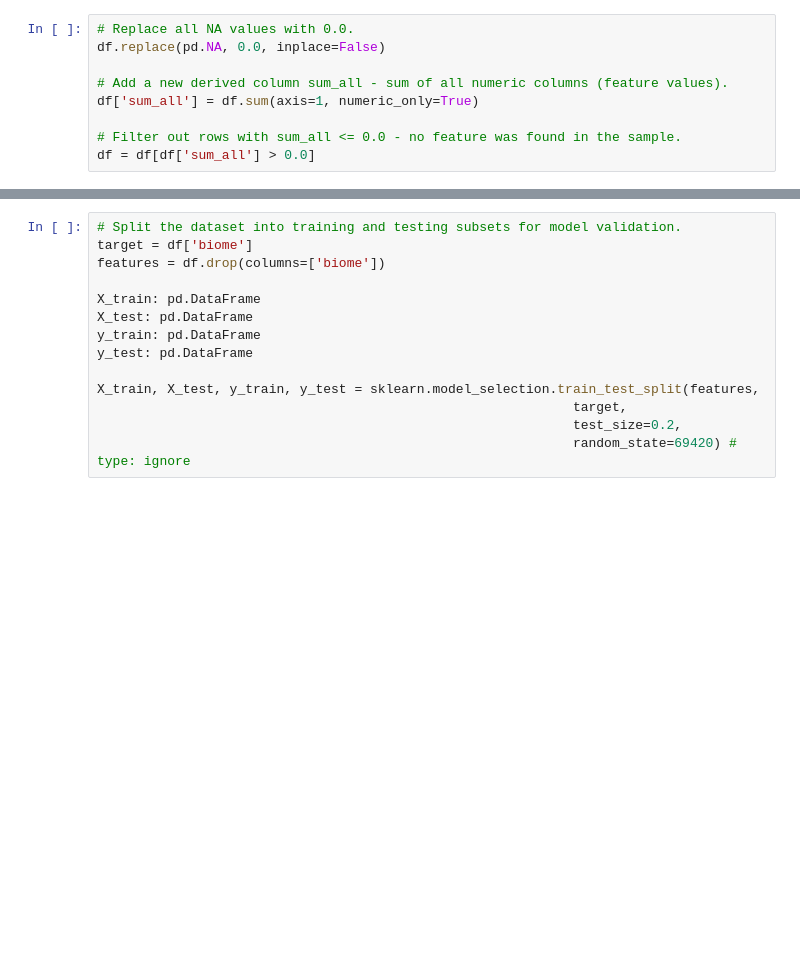
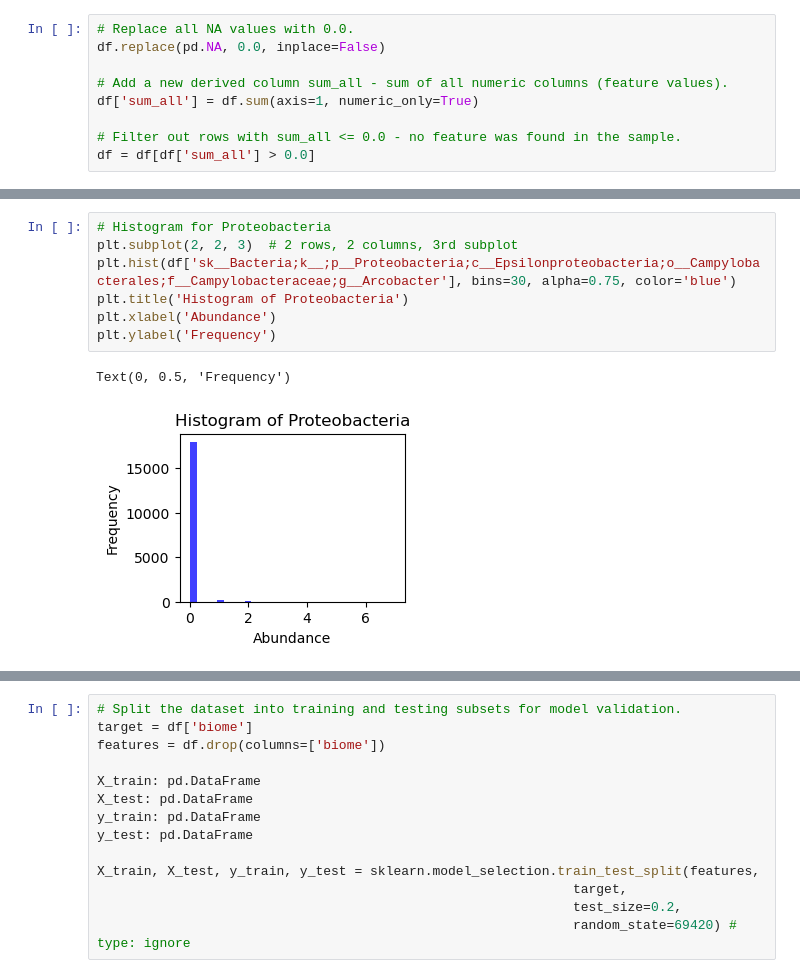
Before and after one commit to MrkMrk00/python-ds, a Jupyter notebook: ecosystem-classification.ipynb, the cells around one changed output, grey strips where cells are left out. Cells and saved outputs as stored; diff of their text form; blank space fills up the shorter version.

```diff
--- a/ecosystem-classification.ipynb
+++ b/ecosystem-classification.ipynb
@@ -29,0 +76,10 @@ df = df[df['sum_all'] > 0.0]
+# %%
+# Histogram for Proteobacteria
+plt.subplot(2, 2, 3)  # 2 rows, 2 columns, 3rd subplot
+plt.hist(df['sk__Bacteria;k__;p__Proteobacteria;c__Epsilonproteobacteria;o__Campylobacterales;f__Campylobacteraceae;g__Arcobacter'], bins=30, alpha=0.75, color='blue')
+plt.title('Histogram of Proteobacteria')
+plt.xlabel('Abundance')
+plt.ylabel('Frequency')
+# %% [output]
+Text(0, 0.5, 'Frequency')
+[figure, added]
```
Also changed, not shown: parts of 6 cells of this notebook.
